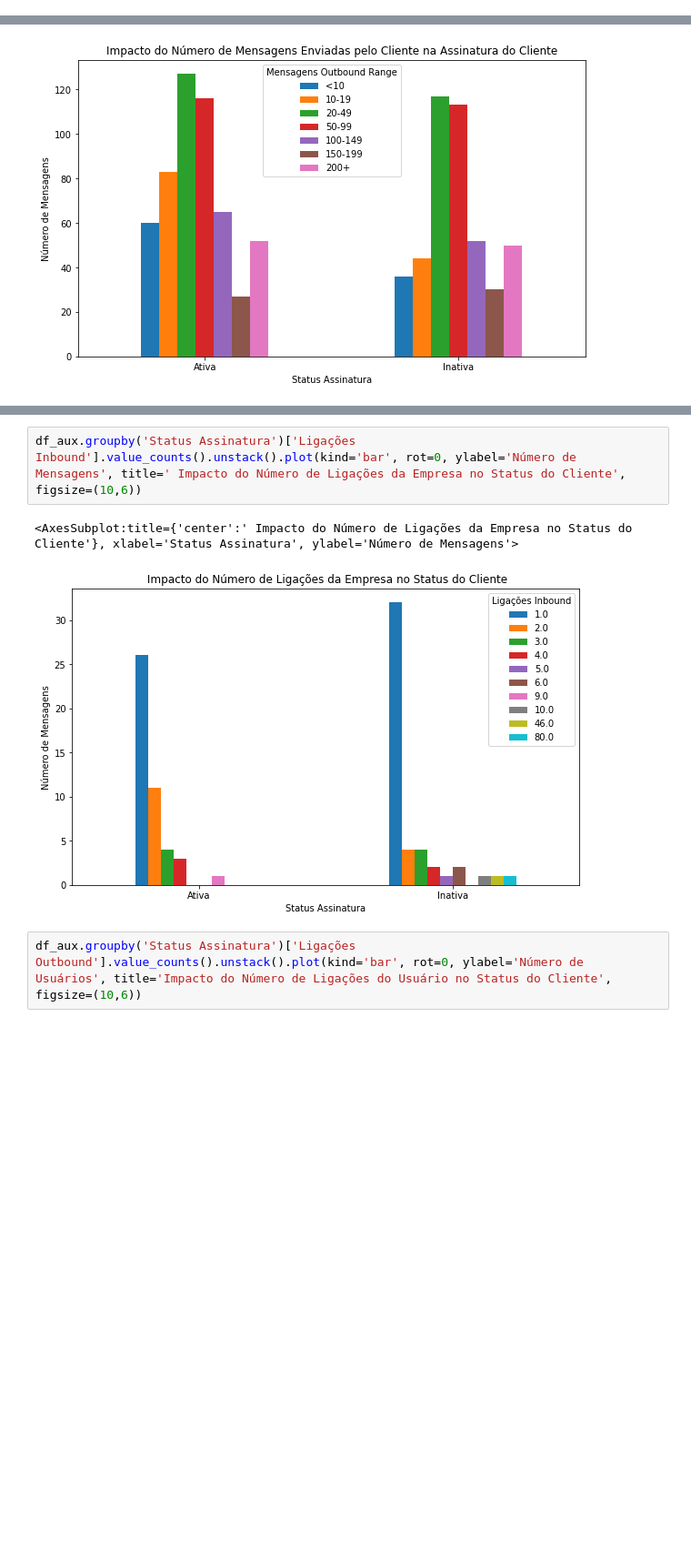
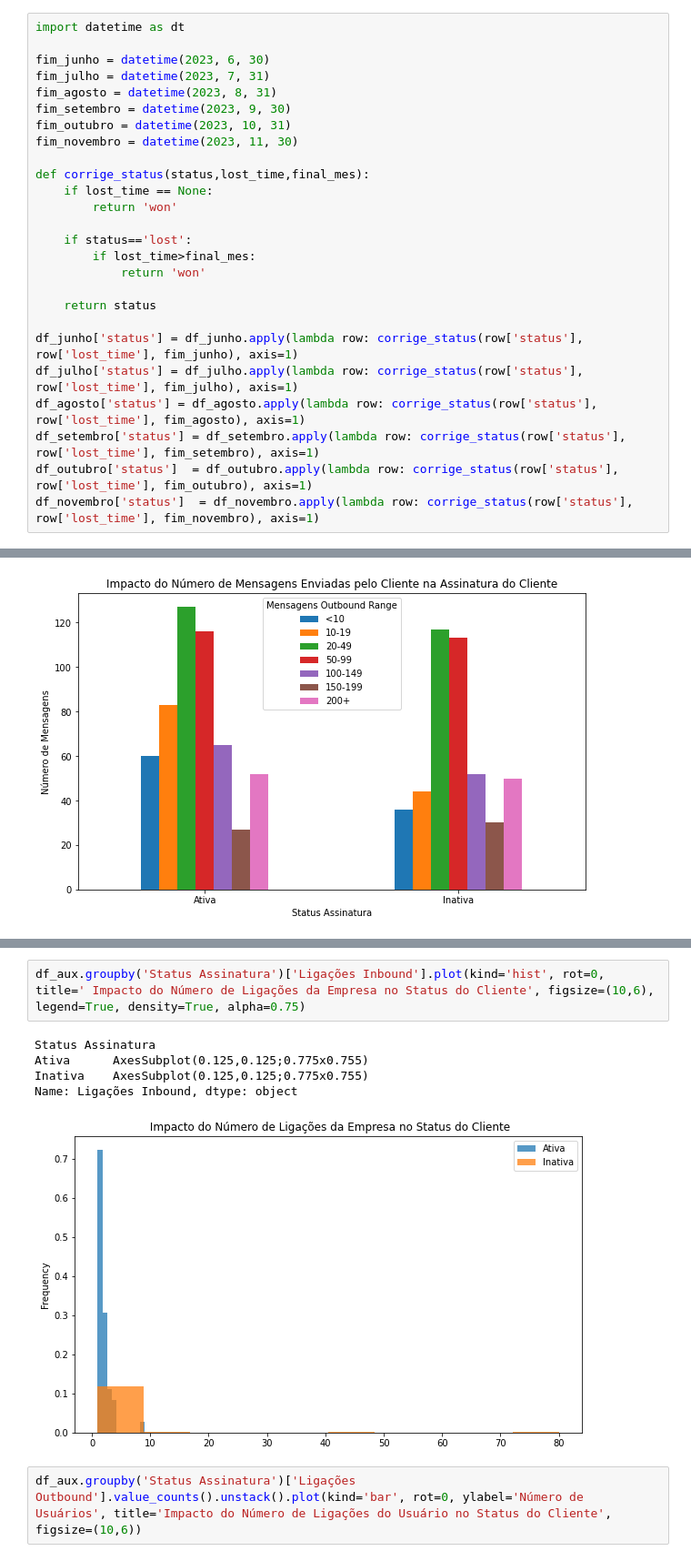
Before and after one commit to leoscarlato/deploy-sprint, a Jupyter notebook: notebooks/tratamento_dos_dados.ipynb, the cells around one changed output, grey strips where cells are left out. Shown: that part at 91% size. Cells and saved outputs as stored; diff of their text form; blank space fills up the shorter version.

Commit message:
tratmento e correção da coluna de status

```diff
--- a/notebooks/tratamento_dos_dados.ipynb
+++ b/notebooks/tratamento_dos_dados.ipynb
@@ -323,4 +317,30 @@ df_junho = tratamento(df_junho)
 df_novembro = tratamento(df_novembro)
 df_outubro = tratamento(df_outubro)
 df_setembro = tratamento(df_setembro)
+# %%
+import datetime as dt
+
+fim_junho = datetime(2023, 6, 30)
+fim_julho = datetime(2023, 7, 31)
+fim_agosto = datetime(2023, 8, 31)
+fim_setembro = datetime(2023, 9, 30)
+fim_outubro = datetime(2023, 10, 31)
+fim_novembro = datetime(2023, 11, 30)
+
+def corrige_status(status,lost_time,final_mes):
+    if lost_time == None:
+        return 'won'
+
+    if status=='lost':
+        if lost_time>final_mes:
+            return 'won'
+
+    return status
+
+df_junho['status'] = df_junho.apply(lambda row: corrige_status(row['status'], row['lost_time'], fim_junho), axis=1)
+df_julho['status'] = df_julho.apply(lambda row: corrige_status(row['status'], row['lost_time'], fim_julho), axis=1)
+df_agosto['status'] = df_agosto.apply(lambda row: corrige_status(row['status'], row['lost_time'], fim_agosto), axis=1)
+df_setembro['status'] = df_setembro.apply(lambda row: corrige_status(row['status'], row['lost_time'], fim_setembro), axis=1)
+df_outubro['status']  = df_outubro.apply(lambda row: corrige_status(row['status'], row['lost_time'], fim_outubro), axis=1)
+df_novembro['status']  = df_novembro.apply(lambda row: corrige_status(row['status'], row['lost_time'], fim_novembro), axis=1)
 # %%
@@ -783,10 +802,13 @@ min        0.000000
 max       80.000000
 Name: Ligações Inbound, dtype: float64
 # %%
-df_aux.groupby('Status Assinatura')['Ligações Inbound'].value_counts().unstack().plot(kind='bar', rot=0, ylabel='Número de Mensagens', title=' Impacto do Número de Ligações da Empresa no Status do Cliente', figsize=(10,6))
+df_aux.groupby('Status Assinatura')['Ligações Inbound'].plot(kind='hist', rot=0, title=' Impacto do Número de Ligações da Empresa no Status do Cliente', figsize=(10,6), legend=True, density=True, alpha=0.75)
 # %% [output]
-<AxesSubplot:title={'center':' Impacto do Número de Ligações da Empresa no Status do Cliente'}, xlabel='Status Assinatura', ylabel='Número de Mensagens'>
+Status Assinatura
+Ativa      AxesSubplot(0.125,0.125;0.775x0.755)
+Inativa    AxesSubplot(0.125,0.125;0.775x0.755)
+Name: Ligações Inbound, dtype: object
-[figure, old version]
+[figure, new version]
 # %%
 df_aux.groupby('Status Assinatura')['Ligações Outbound'].value_counts().unstack().plot(kind='bar', rot=0, ylabel='Número de Usuários', title='Impacto do Número de Ligações do Usuário no Status do Cliente', figsize=(10,6))
 # %% [output]
```
Also changed, not shown: parts of 31 cells of this notebook, 1 other file.
